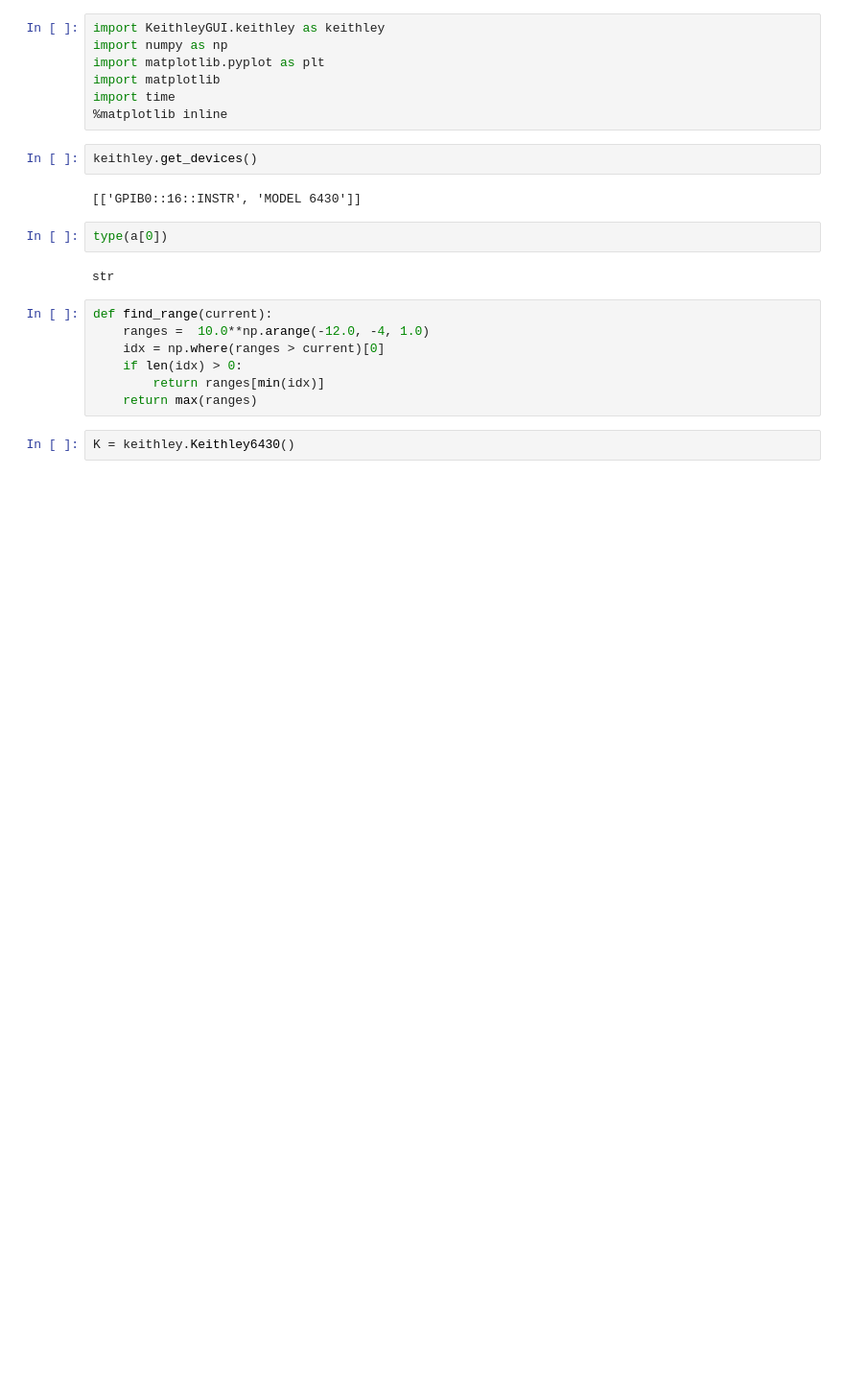
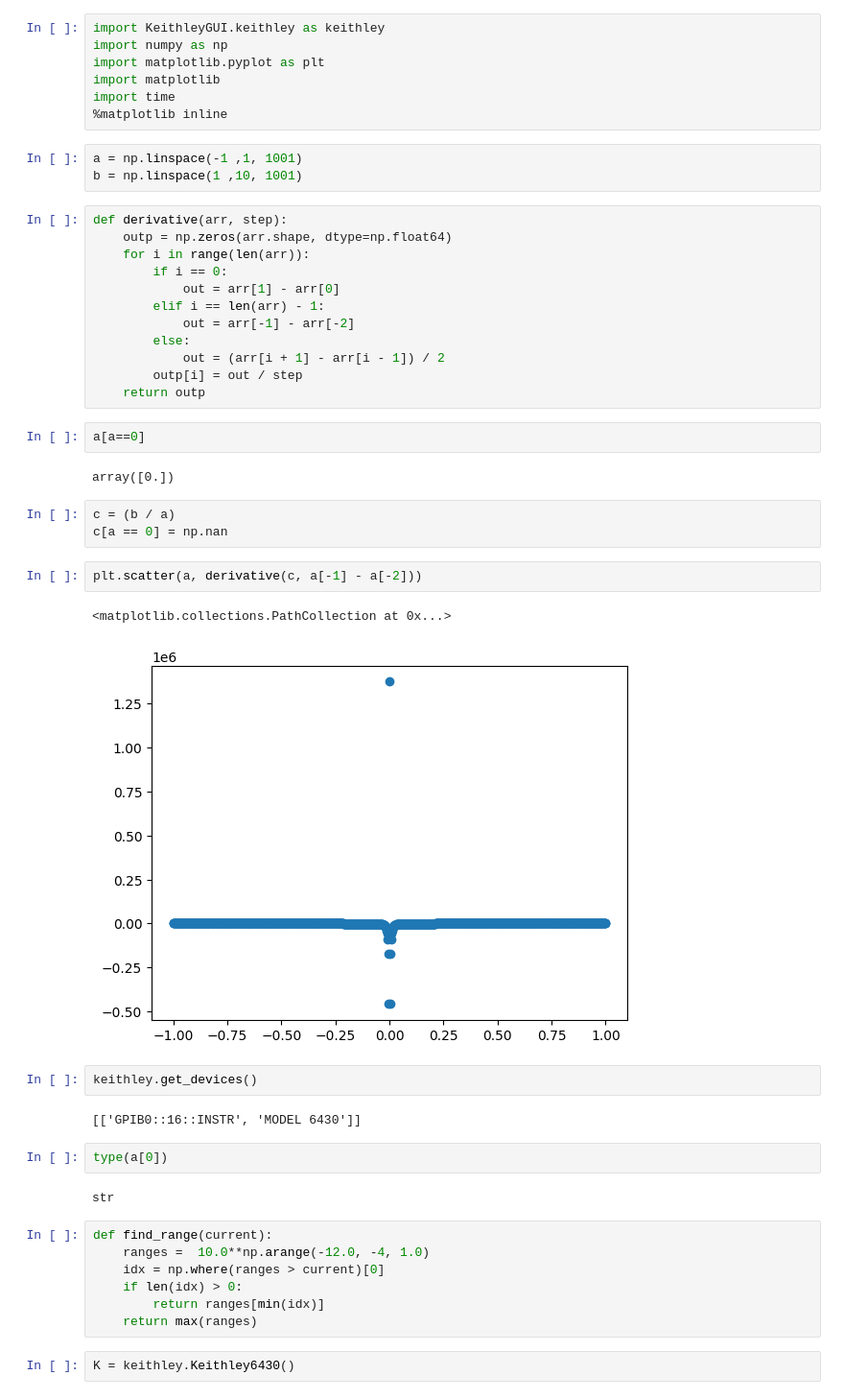
Before and after one commit to colnio/NUSLab, a Jupyter notebook: tst.ipynb, the cells around one changed output. Shown: that part at 96% size. Cells and saved outputs as stored; diff of their text form; blank space fills up the shorter version.

```diff
--- a/tst.ipynb
+++ b/tst.ipynb
@@ -5,6 +5,33 @@ import matplotlib.pyplot as plt
 import matplotlib
 import time
 %matplotlib inline
+# %%
+a = np.linspace(-1 ,1, 1001)
+b = np.linspace(1 ,10, 1001)
+# %%
+def derivative(arr, step):
+    outp = np.zeros(arr.shape, dtype=np.float64)
+    for i in range(len(arr)):
+        if i == 0:
+            out = arr[1] - arr[0]
+        elif i == len(arr) - 1:
+            out = arr[-1] - arr[-2]
+        else:
+            out = (arr[i + 1] - arr[i - 1]) / 2
+        outp[i] = out / step
+    return outp
+# %%
+a[a==0]
+# %% [output]
+array([0.])
+# %%
+c = (b / a)
+c[a == 0] = np.nan
+# %%
+plt.scatter(a, derivative(c, a[-1] - a[-2]))
+# %% [output]
+<matplotlib.collections.PathCollection at 0x...>
+[figure, added]
 # %%
 keithley.get_devices()
 # %% [output]
```
Also changed, not shown: 3 other files.
